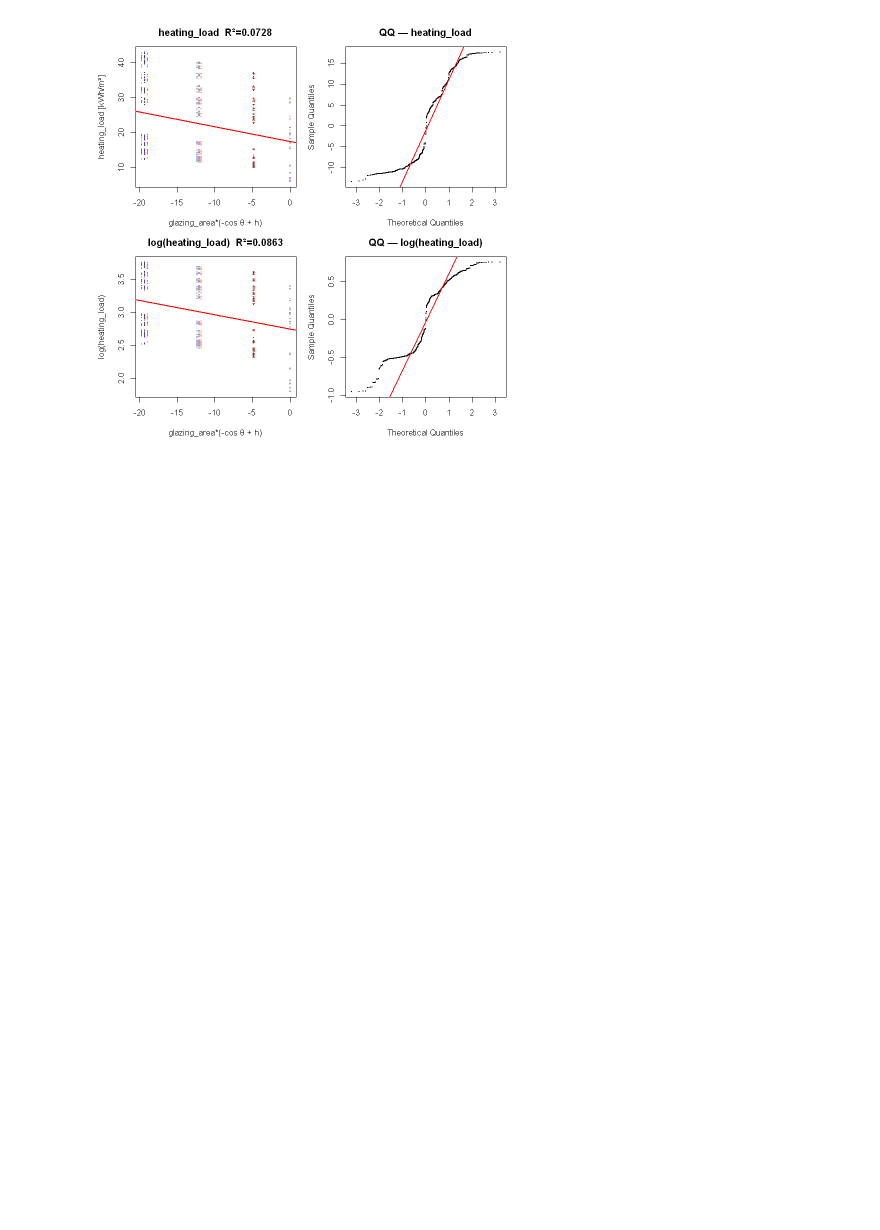
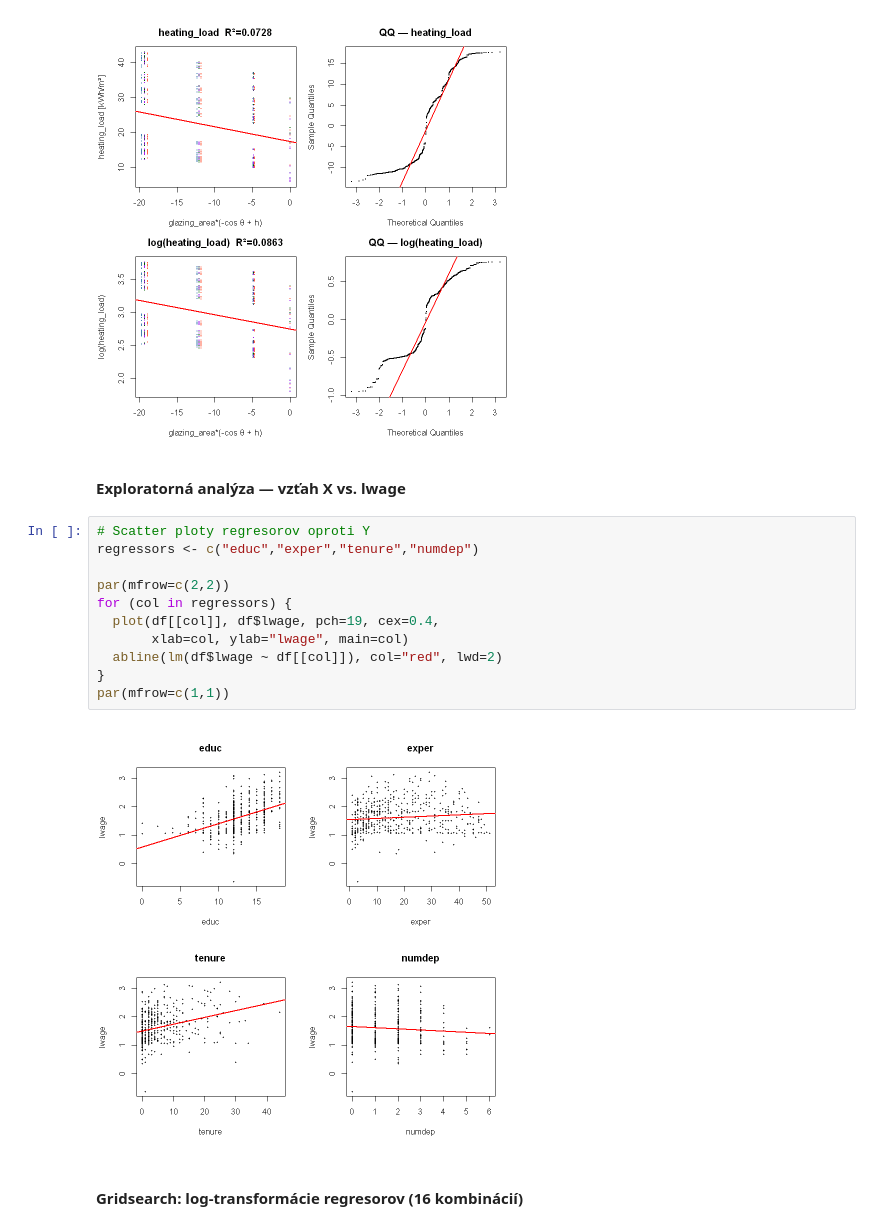
Before and after one commit to Gura-hub-hub/ekonometria, a Jupyter notebook: Ekonometria.ipynb, the cells around one changed output. Drawn from its saved outputs; the diff is of its cells as text; blank space fills up the shorter version.

Commit message:
plp: sync LOCAL to main notebook

```diff
--- a/Ekonometria.ipynb
+++ b/Ekonometria.ipynb
@@ -394,3 +394,20 @@ Mapovanie orientation -> -cos(theta):
 
 h_hat = -48.3035
 [figure]
+# %% [markdown]
+#### Exploratorná analýza — vzťah X vs. lwage
+# %%
+# Scatter ploty regresorov oproti Y
+regressors <- c("educ","exper","tenure","numdep")
+
+par(mfrow=c(2,2))
+for (col in regressors) {
+  plot(df[[col]], df$lwage, pch=19, cex=0.4,
+       xlab=col, ylab="lwage", main=col)
+  abline(lm(df$lwage ~ df[[col]]), col="red", lwd=2)
+}
+par(mfrow=c(1,1))
+# %% [output]
+[figure, added]
+# %% [markdown]
+#### Gridsearch: log-transformácie regresorov (16 kombinácií)
```
Also changed, not shown: parts of 20 cells of this notebook.
